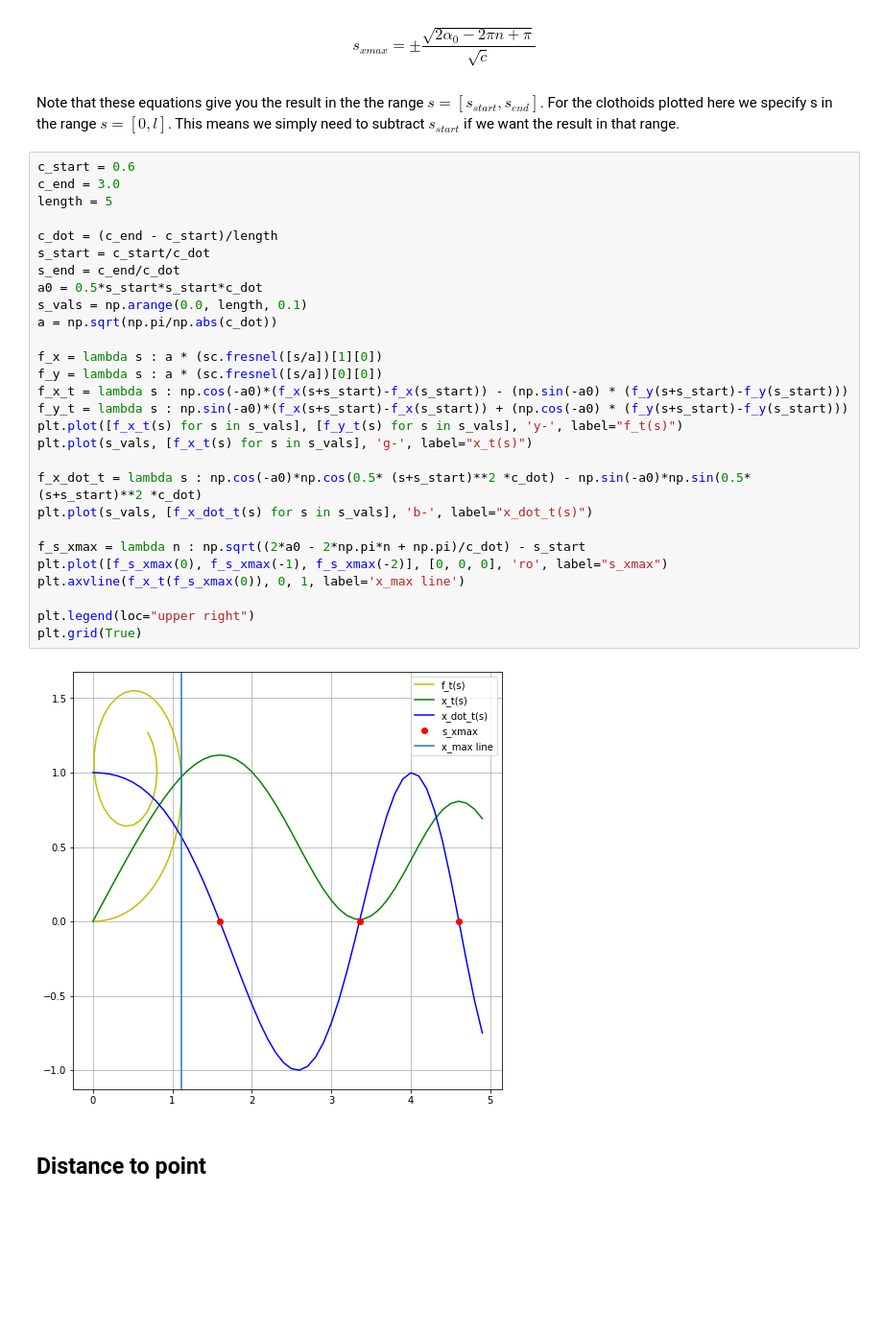
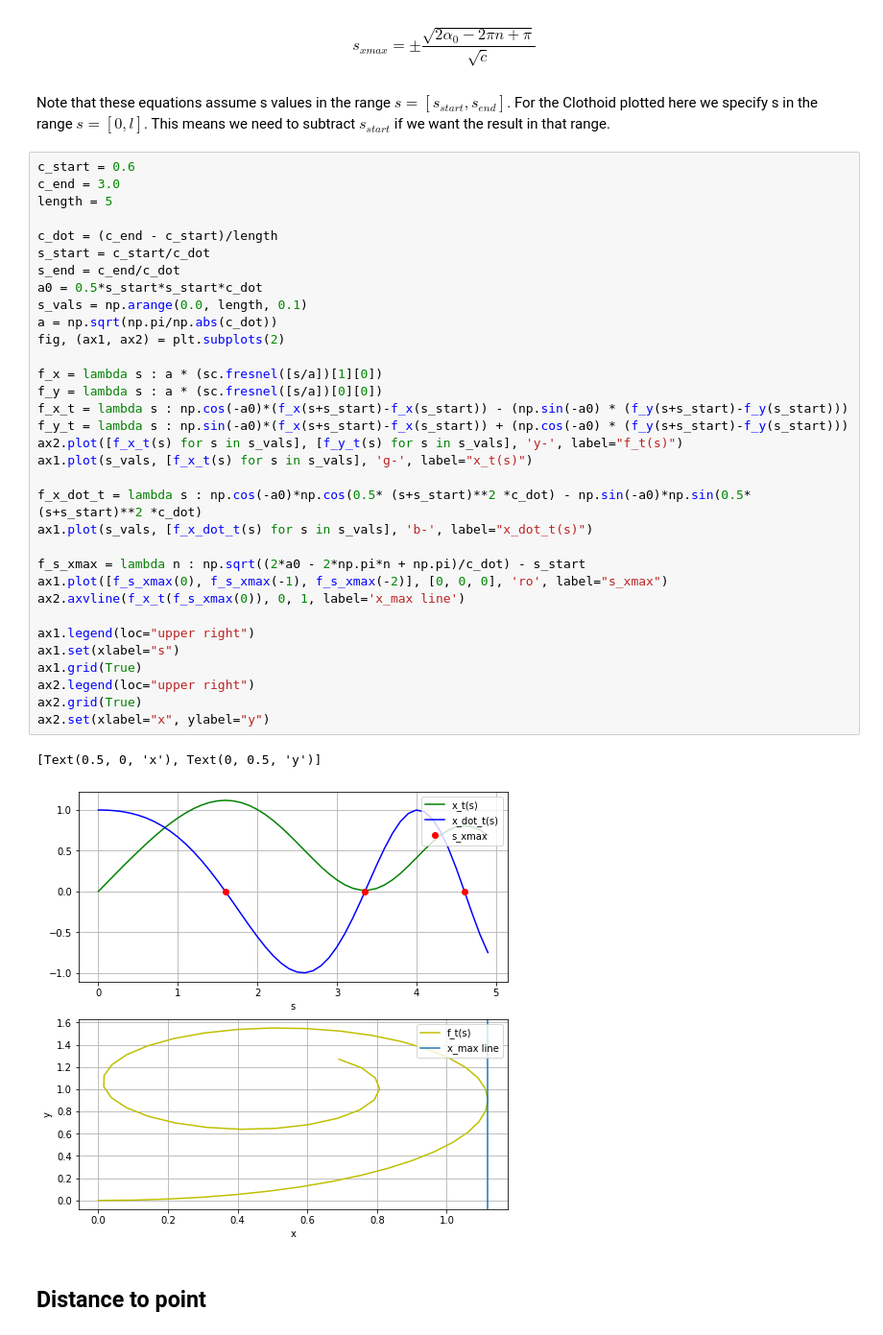
Before and after one commit to pageldev/ClothoidExploration, a Jupyter notebook: ClothoidExploration.ipynb, the cells around one changed output. Shown at 96% size. Saved outputs shown, nothing was run; the diff lists cells and outputs as text; blank space fills up the shorter version.

Commit message:
updated chapters, refined plots

```diff
--- a/ClothoidExploration.ipynb
+++ b/ClothoidExploration.ipynb
@@ -175,37 +186,43 @@ For $x_{t}'(s) = 0$ we find:
 s_{xmax} = \pm \frac{\sqrt{2 \alpha_{0} - 2 \pi n + \pi}}{\sqrt{\dot c}}
 \end{equation*}
 # %% [markdown]
-Note that these equations give you the result in the the range $s = [s_{start}, s_{end}]$. For the clothoids plotted here we specify s in the range $s = [0, l]$. This means we simply need to subtract $s_{start}$ if we want the result in that range.
+Note that these equations assume s values in the range $s = [s_{start}, s_{end}]$. For the Clothoid plotted here we specify s in the range $s = [0, l]$. This means we need to subtract $s_{start}$ if we want the result in that range.
 # %%
 c_start = 0.6
 c_end = 3.0
 length = 5
 
 c_dot = (c_end - c_start)/length
 s_start = c_start/c_dot
 s_end = c_end/c_dot
 a0 = 0.5*s_start*s_start*c_dot
 s_vals = np.arange(0.0, length, 0.1)
 a = np.sqrt(np.pi/np.abs(c_dot))
+fig, (ax1, ax2) = plt.subplots(2)
 
 f_x = lambda s : a * (sc.fresnel([s/a])[1][0])
 f_y = lambda s : a * (sc.fresnel([s/a])[0][0])
 f_x_t = lambda s : np.cos(-a0)*(f_x(s+s_start)-f_x(s_start)) - (np.sin(-a0) * (f_y(s+s_start)-f_y(s_start)))
 f_y_t = lambda s : np.sin(-a0)*(f_x(s+s_start)-f_x(s_start)) + (np.cos(-a0) * (f_y(s+s_start)-f_y(s_start)))
-plt.plot([f_x_t(s) for s in s_vals], [f_y_t(s) for s in s_vals], 'y-', label="f_t(s)")
-plt.plot(s_vals, [f_x_t(s) for s in s_vals], 'g-', label="x_t(s)")
+ax2.plot([f_x_t(s) for s in s_vals], [f_y_t(s) for s in s_vals], 'y-', label="f_t(s)")
+ax1.plot(s_vals, [f_x_t(s) for s in s_vals], 'g-', label="x_t(s)")
 
 f_x_dot_t = lambda s : np.cos(-a0)*np.cos(0.5* (s+s_start)**2 *c_dot) - np.sin(-a0)*np.sin(0.5* (s+s_start)**2 *c_dot)
-plt.plot(s_vals, [f_x_dot_t(s) for s in s_vals], 'b-', label="x_dot_t(s)")
+ax1.plot(s_vals, [f_x_dot_t(s) for s in s_vals], 'b-', label="x_dot_t(s)")
 
 f_s_xmax = lambda n : np.sqrt((2*a0 - 2*np.pi*n + np.pi)/c_dot) - s_start
-plt.plot([f_s_xmax(0), f_s_xmax(-1), f_s_xmax(-2)], [0, 0, 0], 'ro', label="s_xmax")
-plt.axvline(f_x_t(f_s_xmax(0)), 0, 1, label='x_max line')
+ax1.plot([f_s_xmax(0), f_s_xmax(-1), f_s_xmax(-2)], [0, 0, 0], 'ro', label="s_xmax")
+ax2.axvline(f_x_t(f_s_xmax(0)), 0, 1, label='x_max line')
 
-plt.legend(loc="upper right")
-plt.grid(True)
+ax1.legend(loc="upper right")
+ax1.set(xlabel="s")
+ax1.grid(True)
+ax2.legend(loc="upper right")
+ax2.grid(True)
+ax2.set(xlabel="x", ylabel="y")
 # %% [output]
+[Text(0.5, 0, 'x'), Text(0, 0.5, 'y')]
-[figure, old version]
+[figure, new version]
 # %% [markdown]
 ## Distance to point
 # %% [markdown]
```
Also changed, not shown: parts of 14 cells of this notebook.
